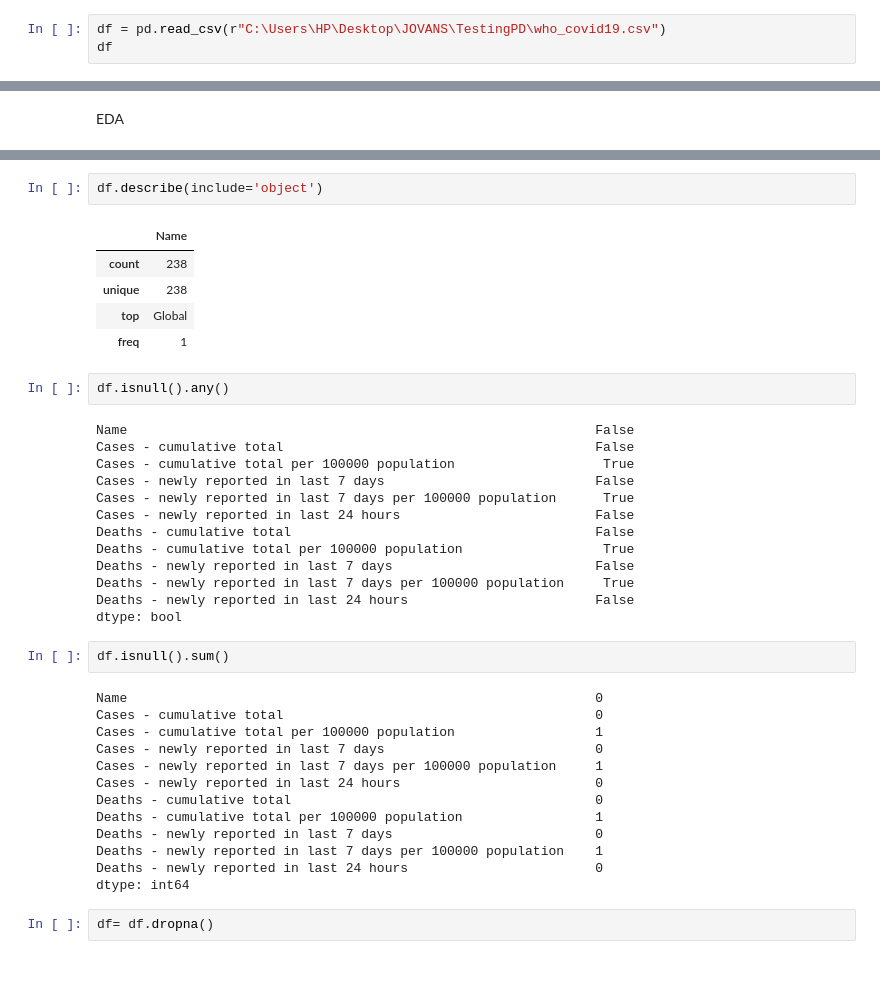
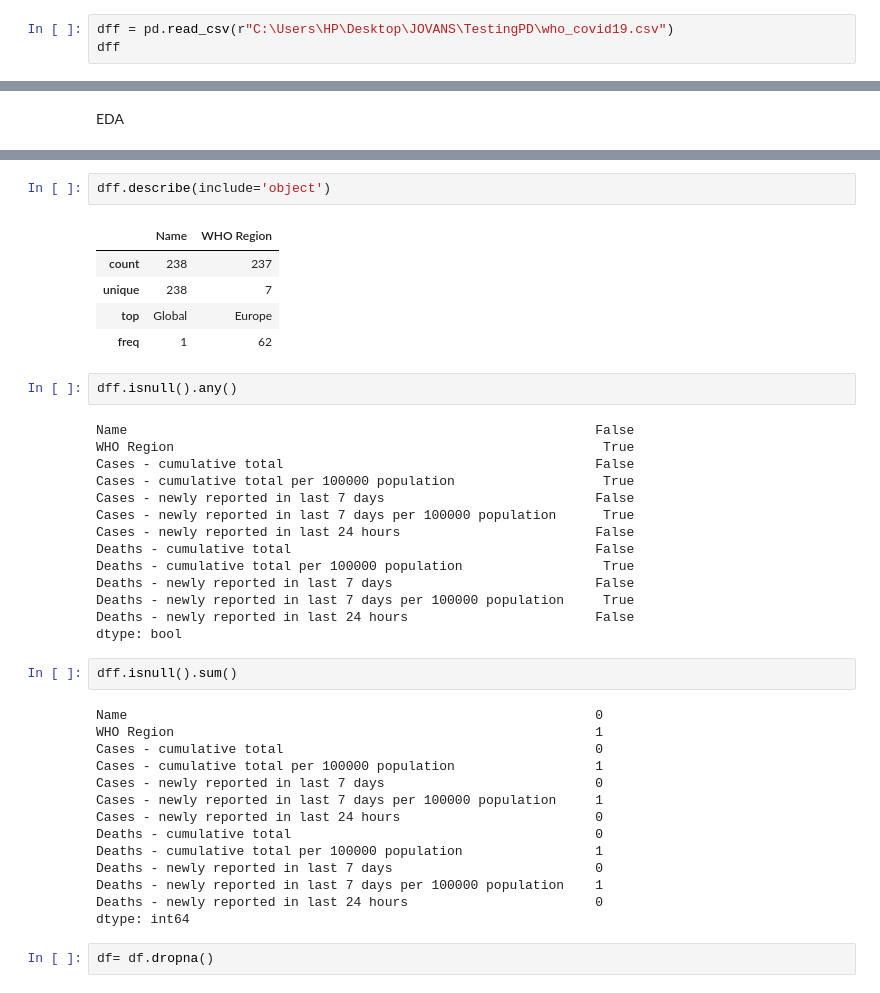
Before and after one commit to ChuckJovans/Testing-Data-Analysis-in-VS, a Jupyter notebook: Practice Pandas.ipynb, the cells around one changed output, grey strips where cells are left out. Saved outputs shown, nothing was run; the diff lists cells and outputs as text.

```diff
--- a/Practice Pandas.ipynb
+++ b/Practice Pandas.ipynb
@@ -4,8 +4,8 @@ pd.set_option('display.max.rows', 30)
 # %% [markdown]
     Going to work on Covid 19 deaths
 # %%
-df = pd.read_csv(r"C:\Users\HP\Desktop\JOVANS\TestingPD\who_covid19.csv")
-df
+dff = pd.read_csv(r"C:\Users\HP\Desktop\JOVANS\TestingPD\who_covid19.csv")
+dff
 # %% [output]
 |  | Name | WHO Region | Cases - cumulative total | Cases - cumulative total per 1000... | Cases - newly reported in last 7 ... | ... |
 | 0 | Global | NaN | 196553009 | 2521.675429 | 3999924 | ... |
@@ -434,17 +433,18 @@ df.describe()
 | 75% | 3.774782e+05 | 6671.150000 | 5.827750e+03 | 95.540000 | ... |
 | max | 1.965530e+08 | 18967.190000 | 3.999924e+06 | 1778.150000 | ... |
 # %%
-df.describe(include='object')
+dff.describe(include='object')
 # %% [output]
-|  | Name |
-| count | 238 |
-| unique | 238 |
-| top | Global |
-| freq | 1 |
+|  | Name | WHO Region |
+| count | 238 | 237 |
+| unique | 238 | 7 |
+| top | Global | Europe |
+| freq | 1 | 62 |
 # %%
-df.isnull().any()
+dff.isnull().any()
 # %% [output]
 Name                                                            False
+WHO Region                                                       True
 Cases - cumulative total                                        False
 Cases - cumulative total per 100000 population                   True
 Cases - newly reported in last 7 days                           False
@@ -457,9 +457,10 @@ Deaths - newly reported in last 7 days per 100000 population     True
 Deaths - newly reported in last 24 hours                        False
 dtype: bool
 # %%
-df.isnull().sum()
+dff.isnull().sum()
 # %% [output]
 Name                                                            0
+WHO Region                                                      1
 Cases - cumulative total                                        0
 Cases - cumulative total per 100000 population                  1
 Cases - newly reported in last 7 days                           0
```
Also changed, not shown: parts of 8 cells of this notebook.
